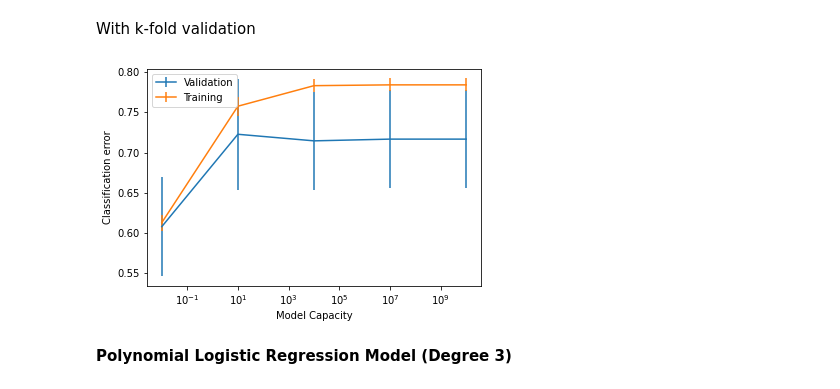
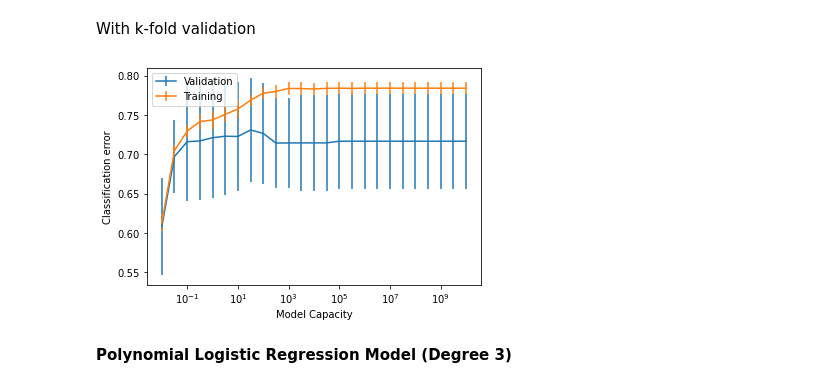
Before and after one commit to psquared256/ML_Assignment1, a Jupyter notebook: MLA1.ipynb, the cells around one changed output. Drawn from its saved outputs; the diff is of its cells as text; code cells hidden in the pictures.

```diff
--- a/MLA1.ipynb
+++ b/MLA1.ipynb
@@ -338,12 +341,12 @@ k-fold Test Score average:
 # %% [markdown]
 With hold-out validation
 # %%
-lambda_paras = np.logspace(-5,1,num=25)
+lambda_paras_h = np.logspace(-5,1,num=200)
 
 llrm_train_performance = list()
 llrm_val_performance = list()
 
-for lambda_para in lambda_paras:
+for lambda_para in lambda_paras_h:
     l_llrm = LogisticRegression(random_state=0, penalty='l2', C=1.0/lambda_para, solver='liblinear', max_iter=1000,
                                 class_weight='balanced').fit(X_train_scaled, Y_train.to_numpy().ravel())
 
@@ -367,11 +370,11 @@ plt.show()
 # %% [markdown]
 With k-fold validation
 # %%
-lambda_paras = np.logspace(-10, 2, num=5)
+lambda_paras_cv = np.logspace(-10, 2, num=25)
 
 cv_lllrm_results = dict()
 
-for lambda_para in lambda_paras:
+for lambda_para in lambda_paras_cv:
     cv_lllrm = LogisticRegression(penalty='l2', C=1.0/lambda_para, random_state=0,
                                 solver='liblinear', max_iter=1000, class_weight='balanced')
 
@@ -413,12 +416,12 @@ plt.show()
 # %% [markdown]
 With hold-out validation
 # %%
-lambda_paras = np.logspace(-5,1,num=25)
+lambda_paras_h = np.logspace(-5,1,num=200)
 
 train_performance = list()
 val_performance = list()
 
-for lambda_para in lambda_paras:
+for lambda_para in lambda_paras_h:
     l_p2rm = LogisticRegression(penalty='l2', C=1.0/lambda_para, random_state=0, solver='liblinear', max_iter=1000,
                                 class_weight='balanced').fit(p2_X_train_scaled, Y_train.to_numpy().ravel())
 
@@ -454,11 +457,11 @@ Validation F1 score: 0.745
 # %% [markdown]
 With k-fold validation
 # %%
-lambda_paras = np.logspace(-10, 2, num=5)
+lambda_paras_cv = np.logspace(-10, 2, num=25)
 
 cv_lp2_results = dict()
 
-for lambda_para in lambda_paras:
+for lambda_para in lambda_paras_cv:
     cv_lp2 = LogisticRegression(penalty='l2', C=1.0/lambda_para, random_state=0,
                                 solver='liblinear', max_iter=1000, class_weight='balanced')
 
@@ -469,31 +472,31 @@ for lambda_para in lambda_paras:
 # %%
 fig, ax = plt.subplots()
 
 val_means = [np.mean(cv_lp2_results[lambda_para]['test_score'])
-            for lambda_para in lambda_paras]
+            for lambda_para in lambda_paras_cv]
 
 val_std = [np.std(cv_lp2_results[lambda_para]['test_score'])
-          for lambda_para in lambda_paras]
+          for lambda_para in lambda_paras_cv]
 
 train_means = [np.mean(cv_lp2_results[lambda_para]['train_score'])
-               for lambda_para in lambda_paras]
+               for lambda_para in lambda_paras_cv]
 
 train_std = [np.std(cv_lp2_results[lambda_para]['train_score'])
-             for lambda_para in lambda_paras]
+             for lambda_para in lambda_paras_cv]
 
-ax.errorbar([1.0/lambda_para for lambda_para in lambda_paras],
+ax.errorbar([1.0/lambda_para for lambda_para in lambda_paras_cv],
            val_means, yerr=val_std)
 
-ax.errorbar([1.0/lambda_para for lambda_para in lambda_paras],
+ax.errorbar([1.0/lambda_para for lambda_para in lambda_paras_cv],
            train_means, yerr=train_std)
 
 plt.xscale("log")
 plt.ylabel('Classification error')
 plt.xlabel('Model Capacity')
 plt.legend(['Validation', 'Training',])
 plt.show()
 # %% [output]
-[figure, old version]
+[figure, new version]
 # %% [markdown]
 **Polynomial Logistic Regression Model (Degree 3)**
 # %% [markdown]
```
Also changed, not shown: parts of 12 cells of this notebook.
